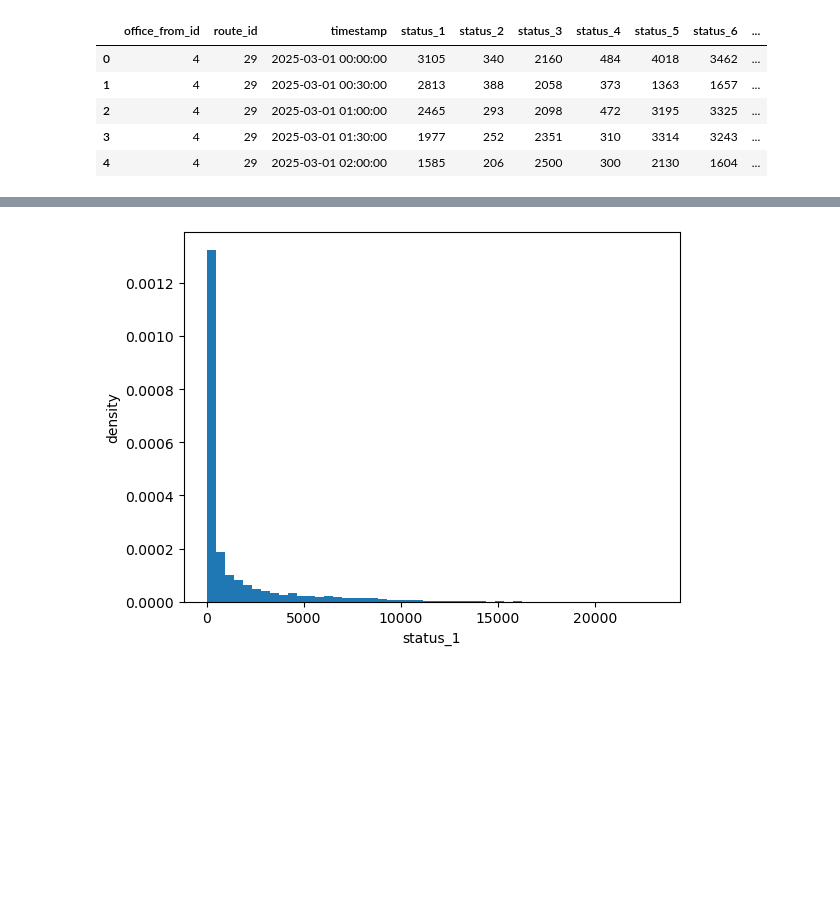
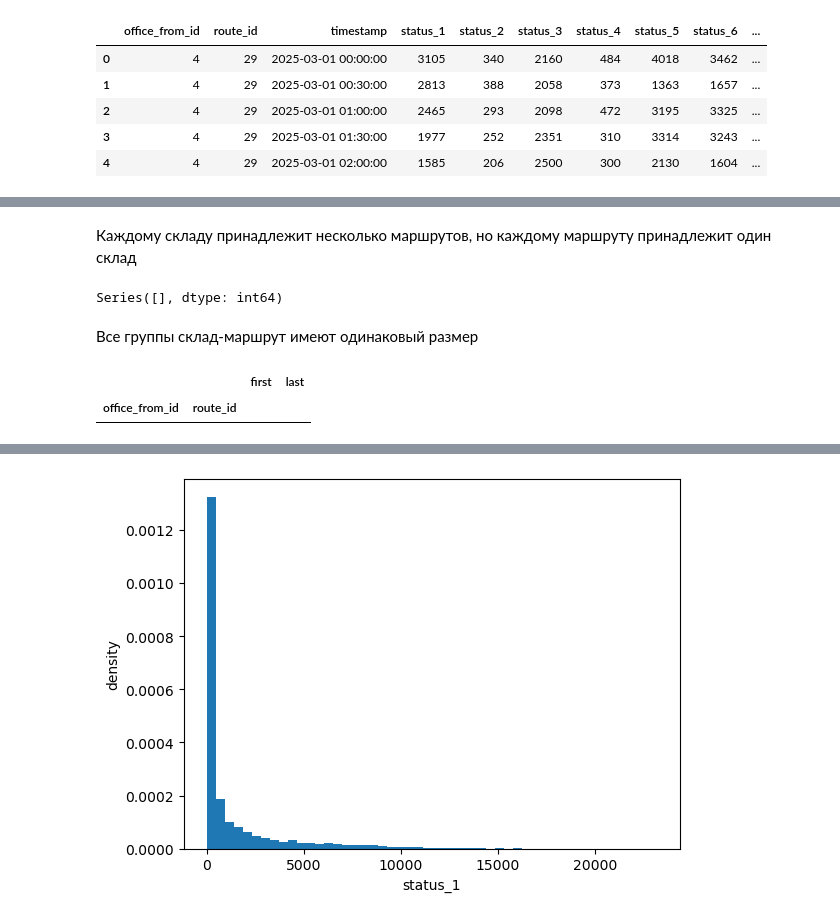
Before and after one commit to Makiavelly/Warehouse-logistics-automation-RWB, a Jupyter notebook: WarehouseLogisticsAutomation.ipynb, the cells around one changed output, grey strips where cells are left out. Saved outputs shown, nothing was run; the diff lists cells and outputs as text; code cells hidden in the pictures; blank space fills up the shorter version.

```diff
--- a/WarehouseLogisticsAutomation.ipynb
+++ b/WarehouseLogisticsAutomation.ipynb
@@ -98,0 +94,15 @@ from sklearn.model_selection import train_test_split
+# %% [markdown]
+Каждому складу принадлежит несколько маршрутов, но каждому маршруту принадлежит один склад
+# %%
+amount_rows_in_routes_with_office = df.groupby(['office_from_id', 'route_id']).size()
+amount_rows_in_routes_with_office[amount_rows_in_routes_with_office != 4342]
+# %% [output]
+Series([], dtype: int64)
+# %% [markdown]
+Все группы склад-маршрут имеют одинаковый размер
+# %%
+timestamps = df.groupby(['office_from_id', 'route_id'])['timestamp'].agg(['first', 'last'])
+timestamps[(timestamps['first']!=timestamps.iloc[0]['first']) | (timestamps['last']!=timestamps.iloc[0]['last'])]
+# %% [output]
+|  |  | first | last |
+| office_from_id | route_id |  |  |
```
Also changed, not shown: parts of 32 cells of this notebook.
